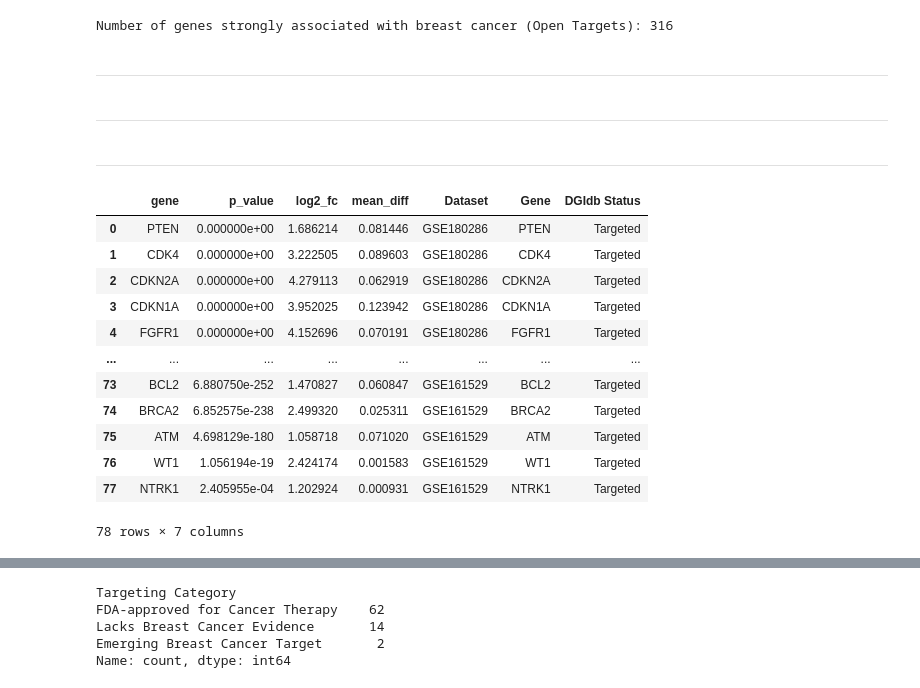
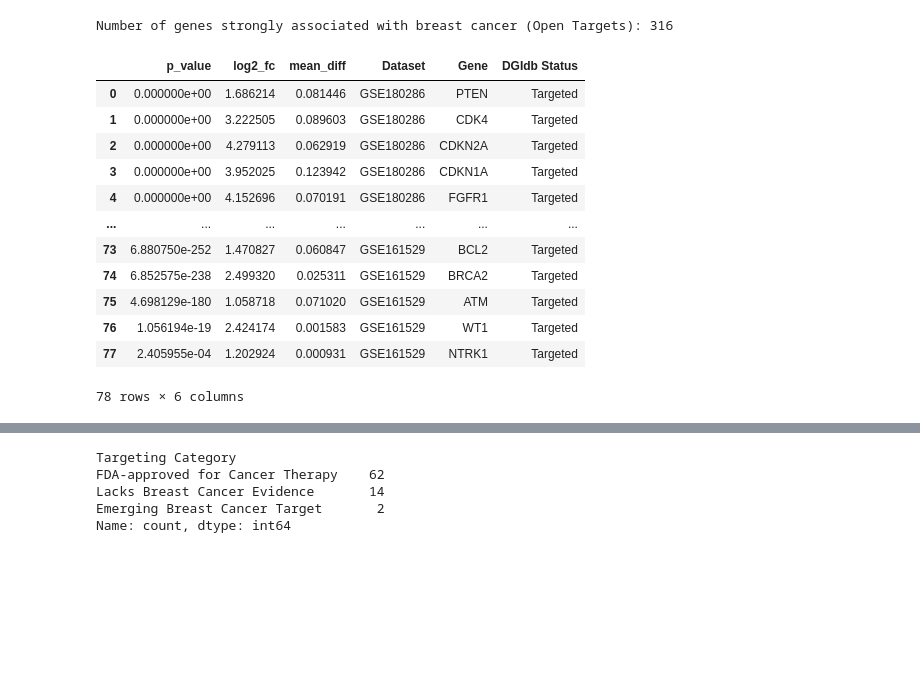
Before and after one commit to oliverraj/interpretable-machine-learning-oncology, a Jupyter notebook: notebooks/10_Combined_DE.ipynb, the cells around one changed output, grey strips where cells are left out. Cells and saved outputs as stored; diff of their text form; code cells hidden in the pictures; blank space fills up the shorter version.

```diff
--- a/notebooks/10_Combined_DE.ipynb
+++ b/notebooks/10_Combined_DE.ipynb
@@ -120,9 +62,3 @@ open_targets_df.to_csv(f"{assets}/OpenTargets_BreastCancer.csv", index=False)
-# %% [markdown]
-___
-# %% [markdown]
-___
-# %% [markdown]
-___
 # %%
 # Merge DE genes with DGIdb and Open Targets info
 # Ensure gene symbols uppercase in DE dataframe for consistency
@@ -131,20 +67,21 @@ combined_df["Gene"] = combined_df["gene"].str.upper()
 # Add DGIdb Status
 combined_df["DGIdb Status"] = combined_df["Gene"].apply(lambda x: "Targeted" if x in druggable_genes else "Not Targeted")
 # %%
+combined_df.drop(columns=["gene"], inplace=True)
 combined_df
 # %% [output]
-|  | gene | p_value | log2_fc | mean_diff | Dataset | Gene | DGIdb Status |
-| 0 | PTEN | 0.000000e+00 | 1.686214 | 0.081446 | GSE180286 | PTEN | Targeted |
-| 1 | CDK4 | 0.000000e+00 | 3.222505 | 0.089603 | GSE180286 | CDK4 | Targeted |
-| 2 | CDKN2A | 0.000000e+00 | 4.279113 | 0.062919 | GSE180286 | CDKN2A | Targeted |
-| 3 | CDKN1A | 0.000000e+00 | 3.952025 | 0.123942 | GSE180286 | CDKN1A | Targeted |
-| 4 | FGFR1 | 0.000000e+00 | 4.152696 | 0.070191 | GSE180286 | FGFR1 | Targeted |
-| ... | ... | ... | ... | ... | ... | ... | ... |
-| 73 | BCL2 | 6.880750e-252 | 1.470827 | 0.060847 | GSE161529 | BCL2 | Targeted |
-| 74 | BRCA2 | 6.852575e-238 | 2.499320 | 0.025311 | GSE161529 | BRCA2 | Targeted |
-| 75 | ATM | 4.698129e-180 | 1.058718 | 0.071020 | GSE161529 | ATM | Targeted |
-| 76 | WT1 | 1.056194e-19 | 2.424174 | 0.001583 | GSE161529 | WT1 | Targeted |
-| 77 | NTRK1 | 2.405955e-04 | 1.202924 | 0.000931 | GSE161529 | NTRK1 | Targeted |
+|  | p_value | log2_fc | mean_diff | Dataset | Gene | DGIdb Status |
+| 0 | 0.000000e+00 | 1.686214 | 0.081446 | GSE180286 | PTEN | Targeted |
+| 1 | 0.000000e+00 | 3.222505 | 0.089603 | GSE180286 | CDK4 | Targeted |
+| 2 | 0.000000e+00 | 4.279113 | 0.062919 | GSE180286 | CDKN2A | Targeted |
+| 3 | 0.000000e+00 | 3.952025 | 0.123942 | GSE180286 | CDKN1A | Targeted |
+| 4 | 0.000000e+00 | 4.152696 | 0.070191 | GSE180286 | FGFR1 | Targeted |
+| ... | ... | ... | ... | ... | ... | ... |
+| 73 | 6.880750e-252 | 1.470827 | 0.060847 | GSE161529 | BCL2 | Targeted |
+| 74 | 6.852575e-238 | 2.499320 | 0.025311 | GSE161529 | BRCA2 | Targeted |
+| 75 | 4.698129e-180 | 1.058718 | 0.071020 | GSE161529 | ATM | Targeted |
+| 76 | 1.056194e-19 | 2.424174 | 0.001583 | GSE161529 | WT1 | Targeted |
+| 77 | 2.405955e-04 | 1.202924 | 0.000931 | GSE161529 | NTRK1 | Targeted |
-78 rows × 7 columns
+78 rows × 6 columns
 # %%
 # Merge with Open Targets scores (left join to keep all DE genes)
```
Also changed, not shown: parts of 72 cells of this notebook, 2 other files.
